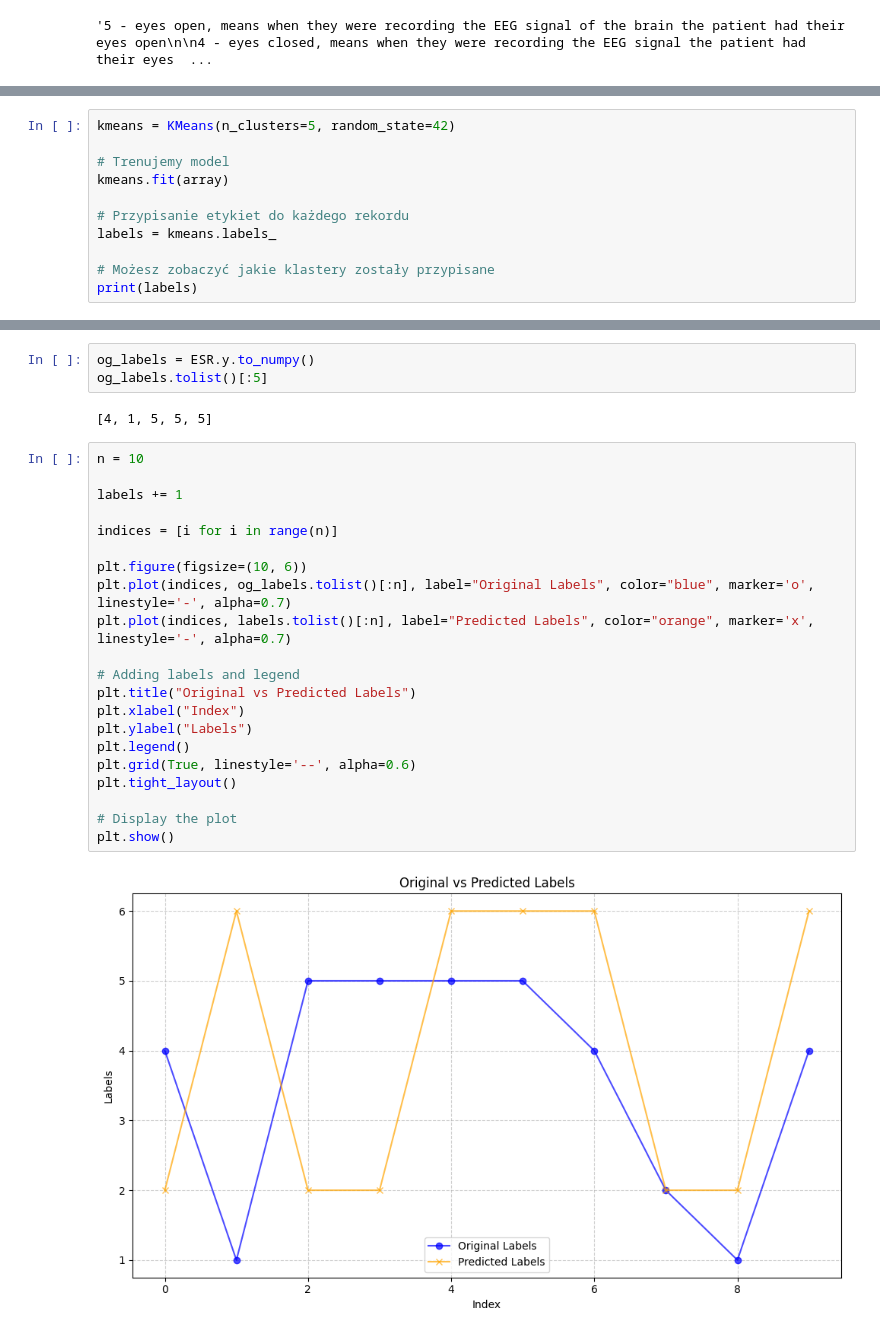
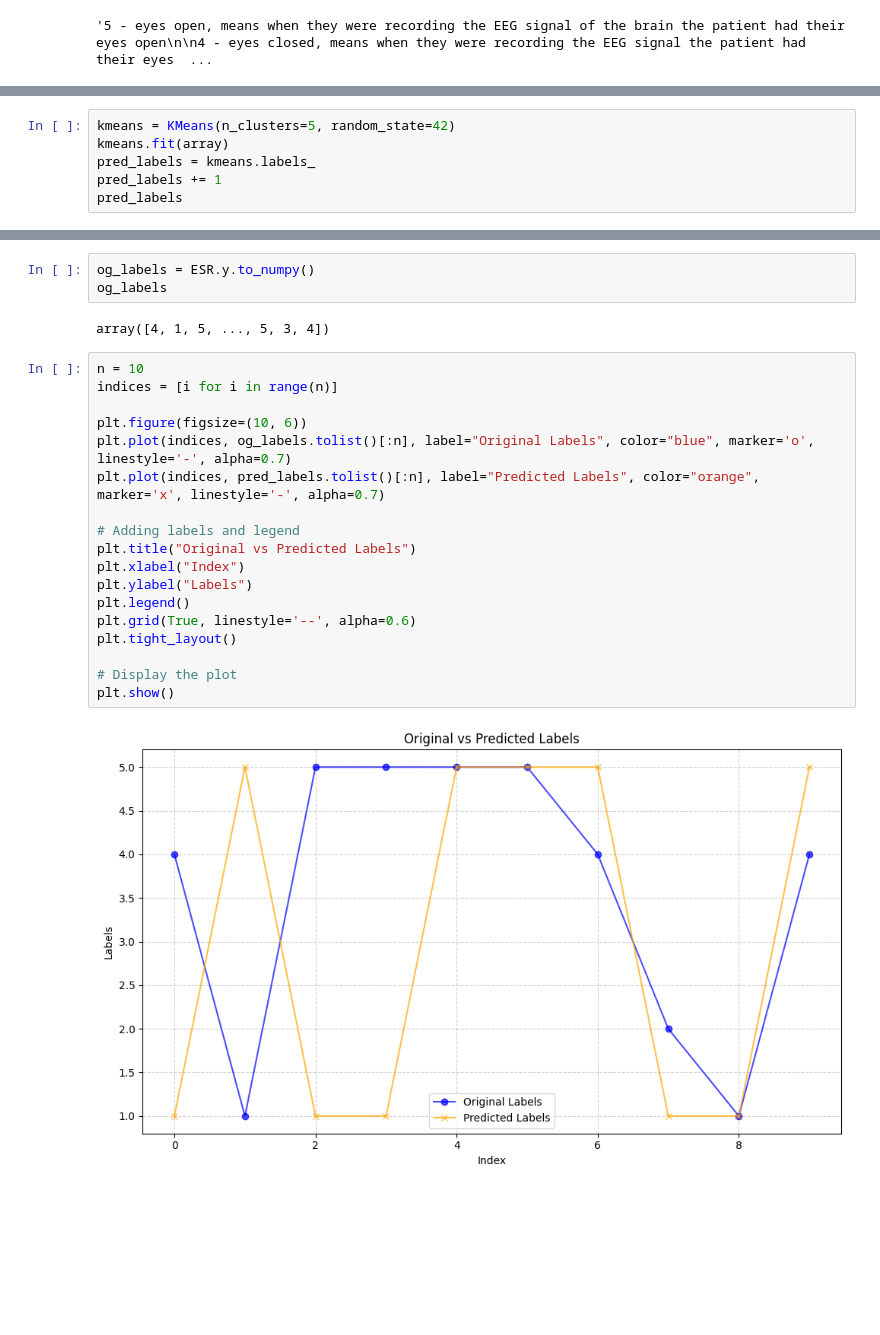
Before and after one commit to igorjakus/neurohackathon, a Jupyter notebook: kaggle.ipynb, the cells around one changed output, grey strips where cells are left out. Drawn from its saved outputs; the diff is of its cells as text; blank space fills up the shorter version.

```diff
--- a/kaggle.ipynb
+++ b/kaggle.ipynb
@@ -91,12 +66,7 @@ array.shape
 # %%
 kmeans = KMeans(n_clusters=5, random_state=42)
-
-# Trenujemy model
 kmeans.fit(array)
-
-# Przypisanie etykiet do każdego rekordu
-labels = kmeans.labels_
-
-# Możesz zobaczyć jakie klastery zostały przypisane
-print(labels)
+pred_labels = kmeans.labels_
+pred_labels += 1
+pred_labels
 # %% [output]
@@ -108,28 +74,25 @@ array([0, 4, 0, ..., 4, 0, 4], dtype=int32)
 # %%
 og_labels = ESR.y.to_numpy()
-og_labels.tolist()[:5]
+og_labels
 # %% [output]
-[4, 1, 5, 5, 5]
+array([4, 1, 5, ..., 5, 3, 4])
 # %%
 n = 10
-
-labels += 1
-
 indices = [i for i in range(n)]
 
 plt.figure(figsize=(10, 6))
 plt.plot(indices, og_labels.tolist()[:n], label="Original Labels", color="blue", marker='o', linestyle='-', alpha=0.7)
-plt.plot(indices, labels.tolist()[:n], label="Predicted Labels", color="orange", marker='x', linestyle='-', alpha=0.7)
+plt.plot(indices, pred_labels.tolist()[:n], label="Predicted Labels", color="orange", marker='x', linestyle='-', alpha=0.7)
 
 # Adding labels and legend
 plt.title("Original vs Predicted Labels")
 plt.xlabel("Index")
 plt.ylabel("Labels")
 plt.legend()
 plt.grid(True, linestyle='--', alpha=0.6)
 plt.tight_layout()
 
 # Display the plot
 plt.show()
 # %% [output]
-[figure, old version]
+[figure, new version]
```
Also changed, not shown: parts of 14 cells of this notebook.
